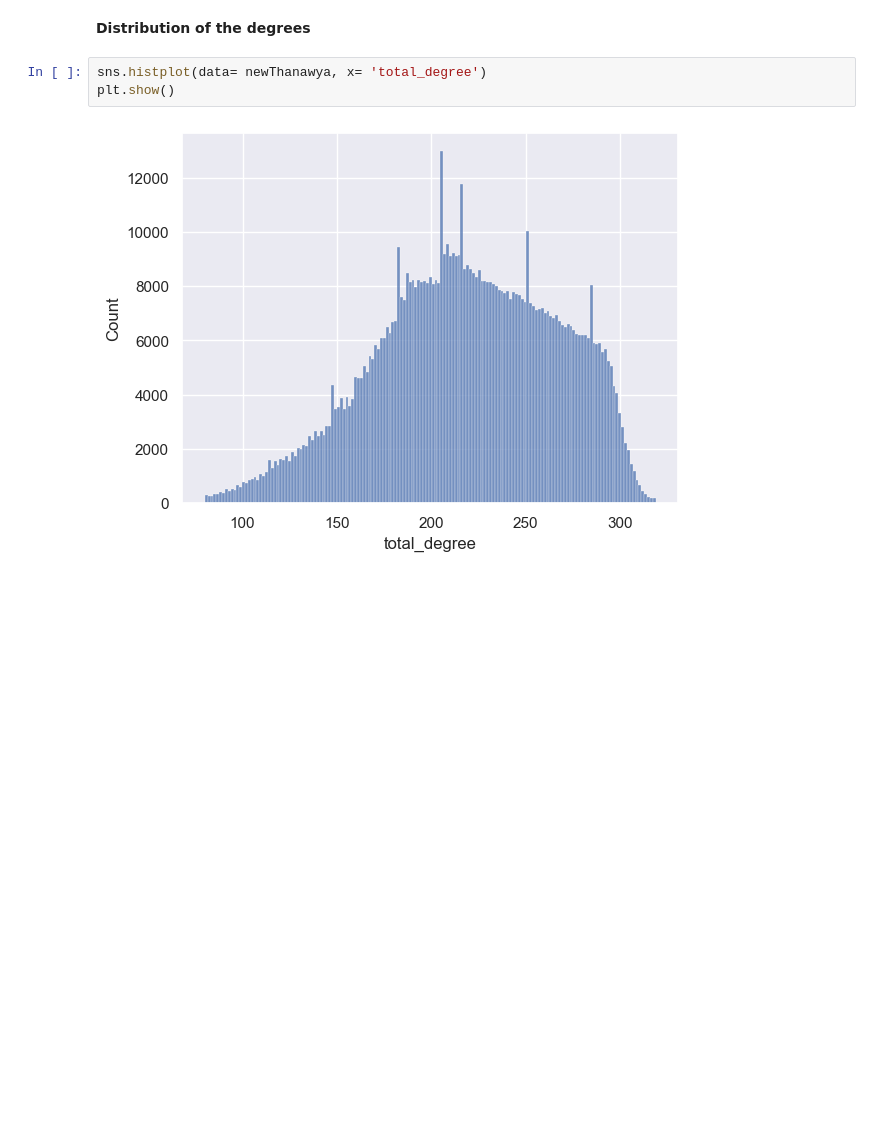
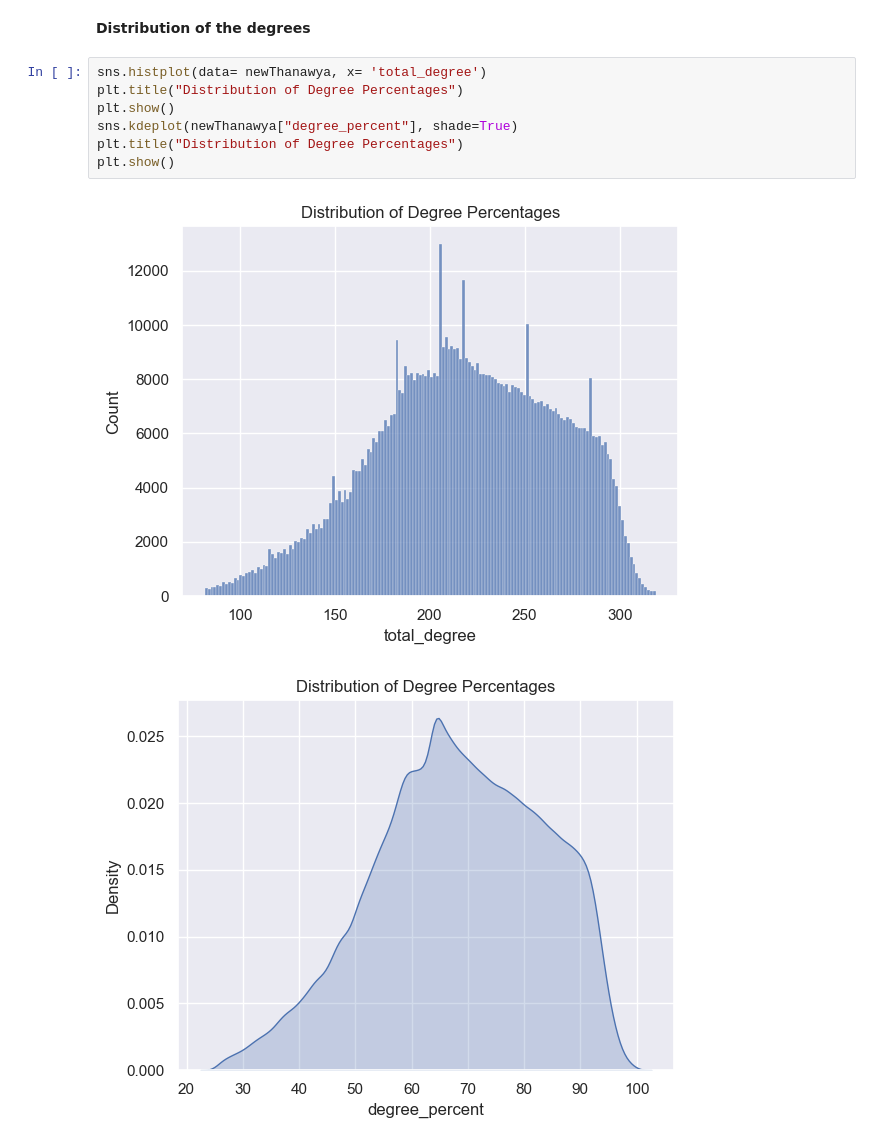
Before and after one commit to Ahmed-level0/Thanawya_2025_Analysis, a Jupyter notebook: analysis.ipynb, the cells around one changed output. Saved outputs shown, nothing was run; the diff lists cells and outputs as text; blank space fills up the shorter version.

Commit message:
added the kdeplot and some summary statistics to the notebook

```diff
--- a/analysis.ipynb
+++ b/analysis.ipynb
@@ -99,6 +77,11 @@ plt.show()
 **Distribution of the degrees**
 # %%
 sns.histplot(data= newThanawya, x= 'total_degree')
+plt.title("Distribution of Degree Percentages")
 plt.show()
+sns.kdeplot(newThanawya["degree_percent"], shade=True)
+plt.title("Distribution of Degree Percentages")
+plt.show()
 # %% [output]
-[figure, old version]
+[figure, new version]
+[figure, added]
```
Also changed, not shown: parts of 8 cells of this notebook.
